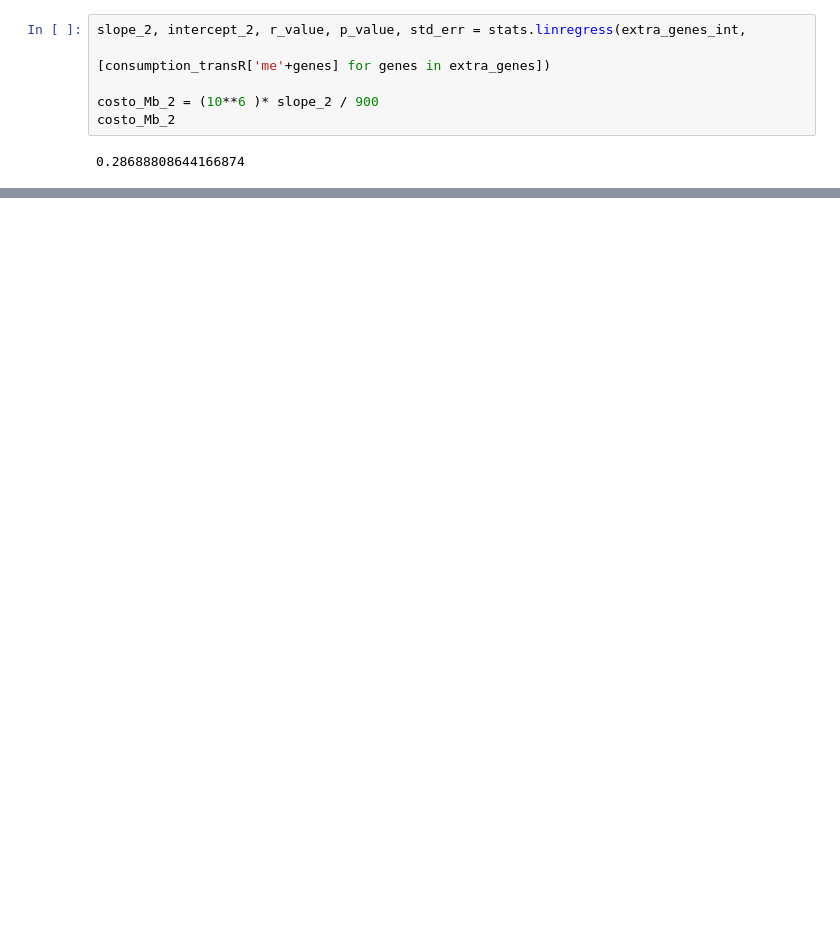
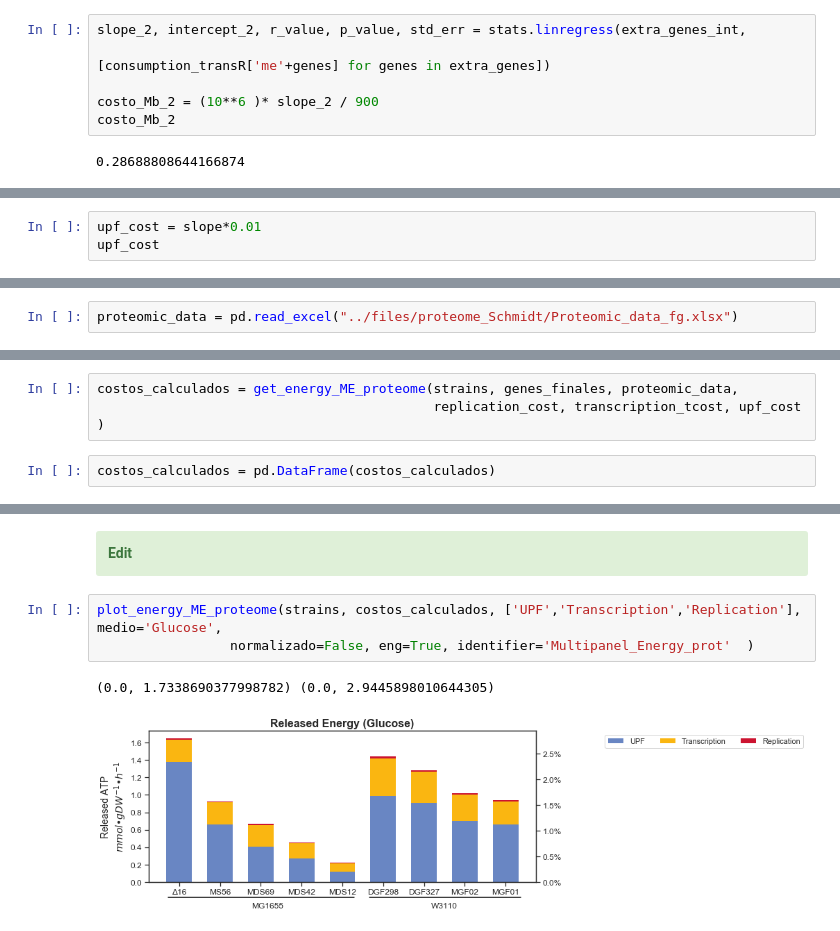
Before and after one commit to utrillalab/Cell_Resource_Minimization_Strategies, a Jupyter notebook: src/Energy.ipynb, the cells around one changed output, grey strips where cells are left out. Drawn from its saved outputs; the diff is of its cells as text; blank space fills up the shorter version.

Commit message:
Energy Analysis with proteome into account

```diff
--- a/src/Energy.ipynb
+++ b/src/Energy.ipynb
@@ -303,0 +366,3 @@ print(scientific_notation)
+# %%
+upf_cost = slope*0.01
+upf_cost
@@ -303,0 +377,2 @@ print(scientific_notation)
+# %%
+proteomic_data = pd.read_excel("../files/proteome_Schmidt/Proteomic_data_fg.xlsx")
@@ -303,0 +389,5 @@ print(scientific_notation)
+# %%
+costos_calculados = get_energy_ME_proteome(strains, genes_finales, proteomic_data,
+                                           replication_cost, transcription_tcost, upf_cost )
+# %%
+costos_calculados = pd.DataFrame(costos_calculados)
@@ -303,0 +401,10 @@ print(scientific_notation)
+# %% [markdown]
+<div class="alert alert-block alert-success">
+<b>Edit </b>
+</div>
+# %%
+plot_energy_ME_proteome(strains, costos_calculados, ['UPF','Transcription','Replication'], medio='Glucose',
+                 normalizado=False, eng=True, identifier='Multipanel_Energy_prot'  )
+# %% [output]
+(0.0, 1.7338690377998782) (0.0, 2.9445898010644305)
+[figure, added]
```
Also changed, not shown: parts of 74 cells of this notebook, 6 other files.
